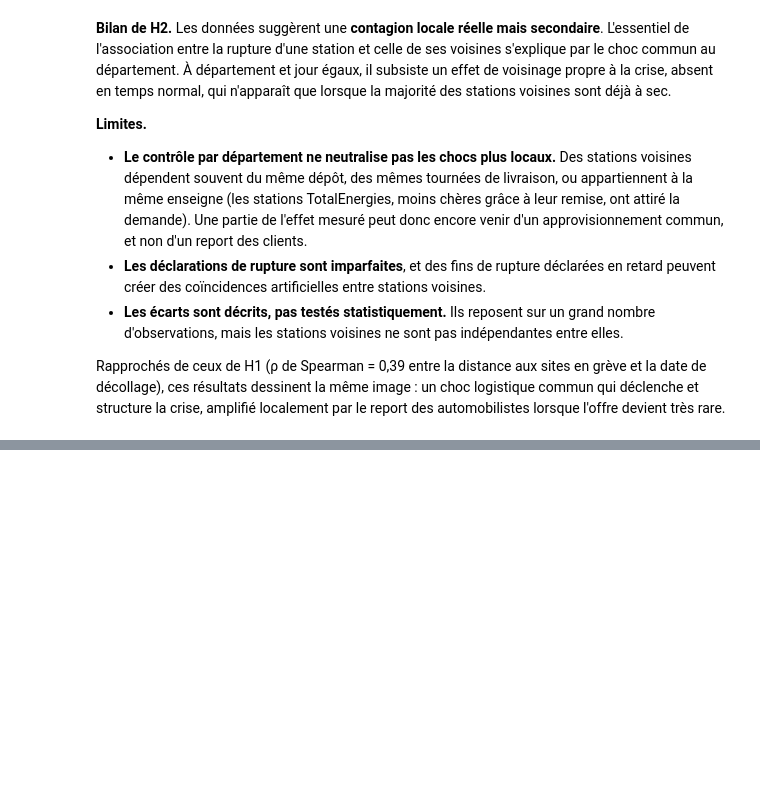
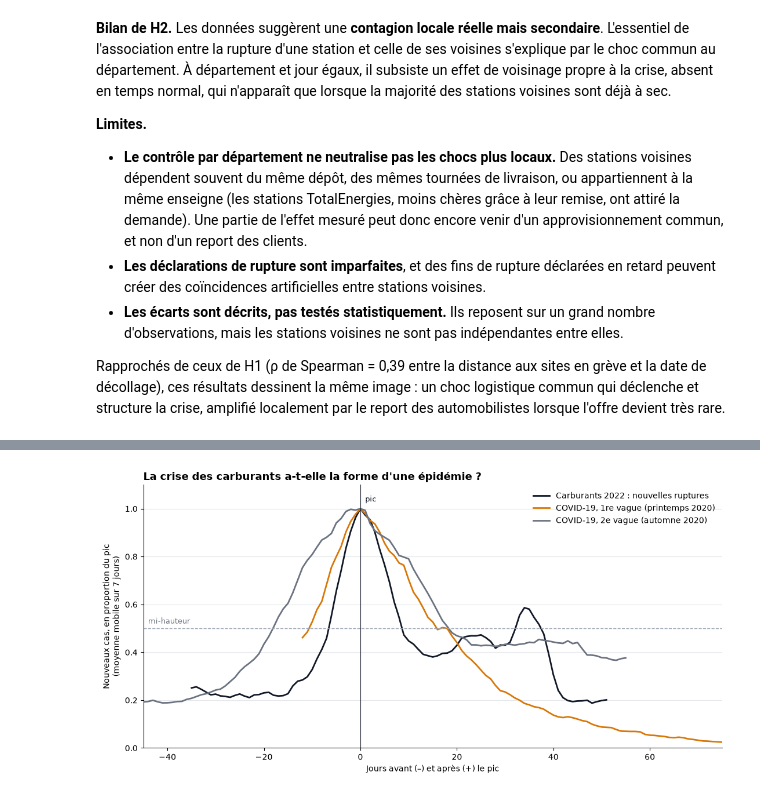
Before and after one commit to sliabes/Projet-python-, a Jupyter notebook: main.ipynb, the cells around one changed output, grey strips where cells are left out. Drawn from its saved outputs; the diff is of its cells as text; code cells hidden in the pictures; blank space fills up the shorter version.

Commit message:
comparaison avec covid et test hyp H2

```diff
--- a/main.ipynb
+++ b/main.ipynb
@@ -687,0 +697,8 @@ Rapprochés de ceux de H1 (ρ de Spearman = 0,39 entre la distance aux sites en
+# %%
+chemin_covid = covid.telecharger_hospitalisations()
+df_hosp = covid.lire_hospitalisations(chemin_covid)
+serie_covid = covid.serie_nationale(df_hosp)
+
+serie_carburant = df_prev.set_index("jour")["nouvelles_ruptures"]
+tableau_formes, courbes = covid.comparer_formes(serie_carburant, serie_covid, ("2022-09-05", "2022-11-30"))
+tableau_formes
@@ -687,0 +710,4 @@ Rapprochés de ceux de H1 (ρ de Spearman = 0,39 entre la distance aux sites en
+# %%
+fig = covid.graphique_comparaison(courbes)
+# %% [output]
+[figure, added]
```
Also changed, not shown: parts of 9 cells of this notebook, 1 other file.
